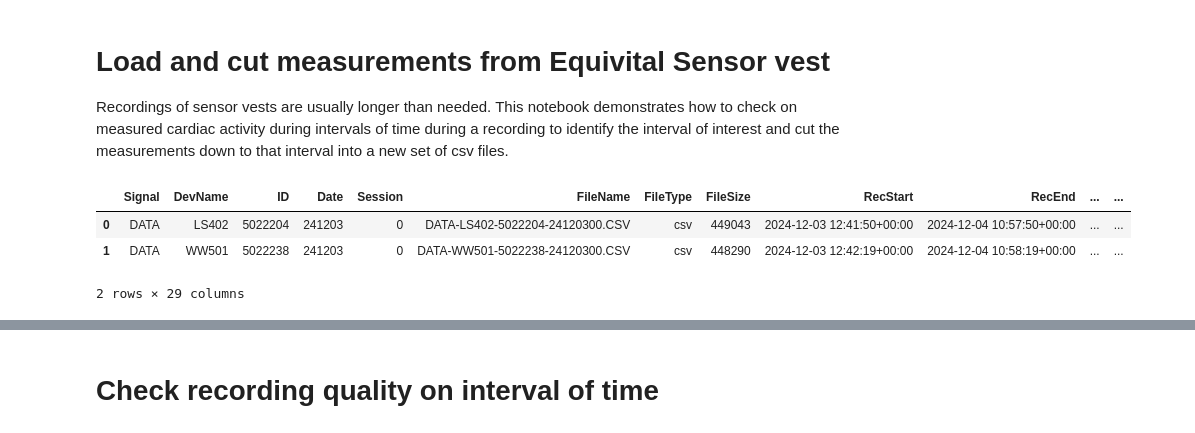
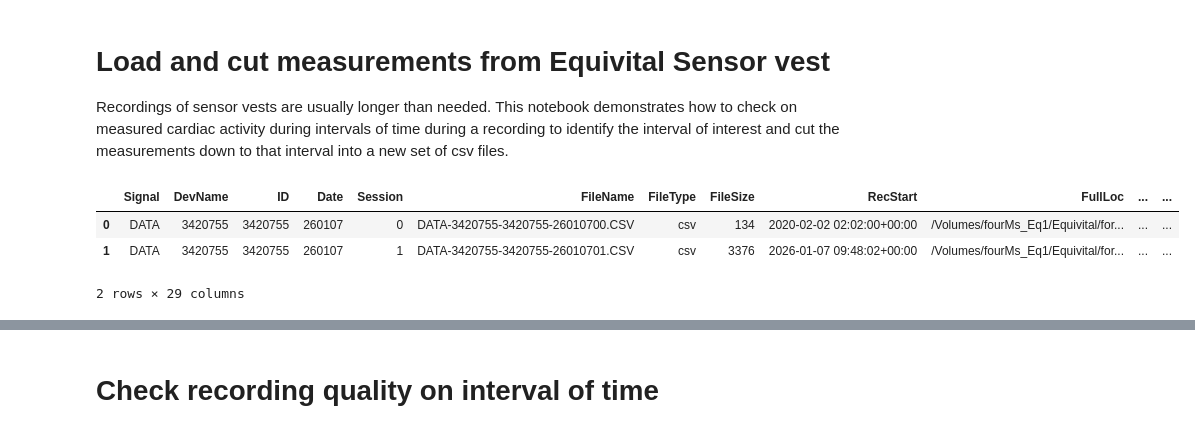
Before and after one commit to finn42/Trimming_EQ_Recordings, a Jupyter notebook: Trim_Equivital_Recordings.ipynb, the cells around one changed output, grey strips where cells are left out. Saved outputs shown, nothing was run; the diff lists cells and outputs as text; code cells hidden in the pictures.

```diff
--- a/Trim_Equivital_Recordings.ipynb
+++ b/Trim_Equivital_Recordings.ipynb
@@ -8,11 +8,11 @@ import pandas as pd
 import matplotlib.pyplot as plt
 import qex
 # %%
-demofile_loc = '../Equivital_Demo/demodata/FullEQ/'
+demofile_loc = '/Volumes/fourMs_Eq1/Equivital/forworkshop/'
 df_datafiles = qex.qiosk_recordings(demofile_loc)
 df_datafiles
 # %% [output]
-|  | Signal | DevName | ID | Date | Session | FileName | FileType | FileSize | RecStart | RecEnd | ... | ... |
-| 0 | DATA | LS402 | 5022204 | 241203 | 0 | DATA-LS402-5022204-24120300.CSV | csv | 449043 | 2024-12-03 12:41:50+00:00 | 2024-12-04 10:57:50+00:00 | ... | ... |
-| 1 | DATA | WW501 | 5022238 | 241203 | 0 | DATA-WW501-5022238-24120300.CSV | csv | 448290 | 2024-12-03 12:42:19+00:00 | 2024-12-04 10:58:19+00:00 | ... | ... |
+|  | Signal | DevName | ID | Date | Session | FileName | FileType | FileSize | RecStart | FullLoc | ... | ... |
+| 0 | DATA | 3420755 | 3420755 | 260107 | 0 | DATA-3420755-3420755-26010700.CSV | csv | 134 | 2020-02-02 02:02:00+00:00 | /Volumes/fourMs_Eq1/Equivital/for... | ... | ... |
+| 1 | DATA | 3420755 | 3420755 | 260107 | 1 | DATA-3420755-3420755-26010701.CSV | csv | 3376 | 2026-01-07 09:48:02+00:00 | /Volumes/fourMs_Eq1/Equivital/for... | ... | ... |
 2 rows × 29 columns
```
Also changed, not shown: parts of 6 cells of this notebook, 5 other files.
